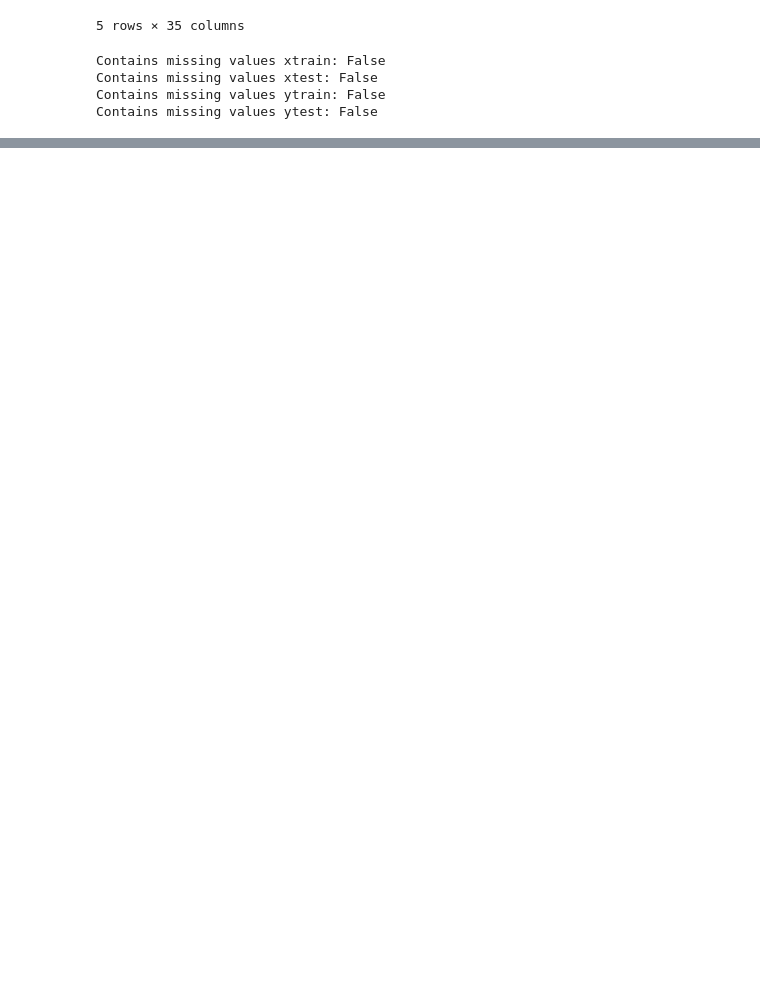
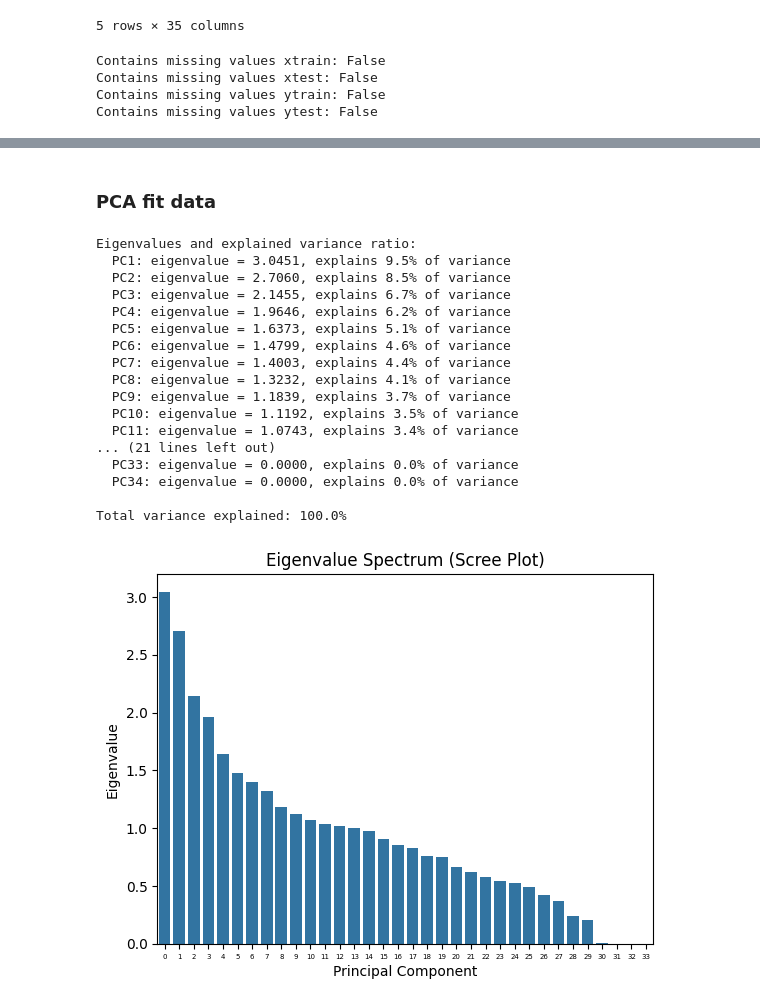
Before and after one commit to andy-shho/277A_Final_Project, a Jupyter notebook: feature_selection_IV.ipynb, the cells around one changed output, grey strips where cells are left out. Cells and saved outputs as stored; diff of their text form; code cells hidden in the pictures; blank space fills up the shorter version.

```diff
--- a/feature_selection_IV.ipynb
+++ b/feature_selection_IV.ipynb
@@ -370,0 +219,42 @@ None
+# %% [markdown]
+### PCA fit data
+# %%
+pca = PCA()
+pca.fit(XS_train)
+
+# Get eigenvalues (explained variance)
+eigenvalues = pca.explained_variance_
+explained_ratio = pca.explained_variance_ratio_
+
+print("Eigenvalues and explained variance ratio:")
+for i, (ev, ratio) in enumerate(zip(eigenvalues, explained_ratio)):
+    print(f"  PC{i+1}: eigenvalue = {ev:.4f}, explains {ratio*100:.1f}% of variance")
+
+print(f"\nTotal variance explained: {sum(explained_ratio)*100:.1f}%")
+
+# Scree plot
+sns.barplot(x=range(len(eigenvalues)), y=eigenvalues)
+plt.xlabel('Principal Component')
+plt.ylabel('Eigenvalue')
+plt.title('Eigenvalue Spectrum (Scree Plot)')
+plt.xticks(fontsize=5)
+plt.show()
+# %% [output]
+Eigenvalues and explained variance ratio:
+  PC1: eigenvalue = 3.0451, explains 9.5% of variance
+  PC2: eigenvalue = 2.7060, explains 8.5% of variance
+  PC3: eigenvalue = 2.1455, explains 6.7% of variance
+  PC4: eigenvalue = 1.9646, explains 6.2% of variance
+  PC5: eigenvalue = 1.6373, explains 5.1% of variance
+  PC6: eigenvalue = 1.4799, explains 4.6% of variance
+  PC7: eigenvalue = 1.4003, explains 4.4% of variance
+  PC8: eigenvalue = 1.3232, explains 4.1% of variance
+  PC9: eigenvalue = 1.1839, explains 3.7% of variance
+  PC10: eigenvalue = 1.1192, explains 3.5% of variance
+  PC11: eigenvalue = 1.0743, explains 3.4% of variance
+... (21 lines left out)
+  PC33: eigenvalue = 0.0000, explains 0.0% of variance
+  PC34: eigenvalue = 0.0000, explains 0.0% of variance
+
+Total variance explained: 100.0%
+[figure, added]
```
Also changed, not shown: parts of 23 cells of this notebook.
